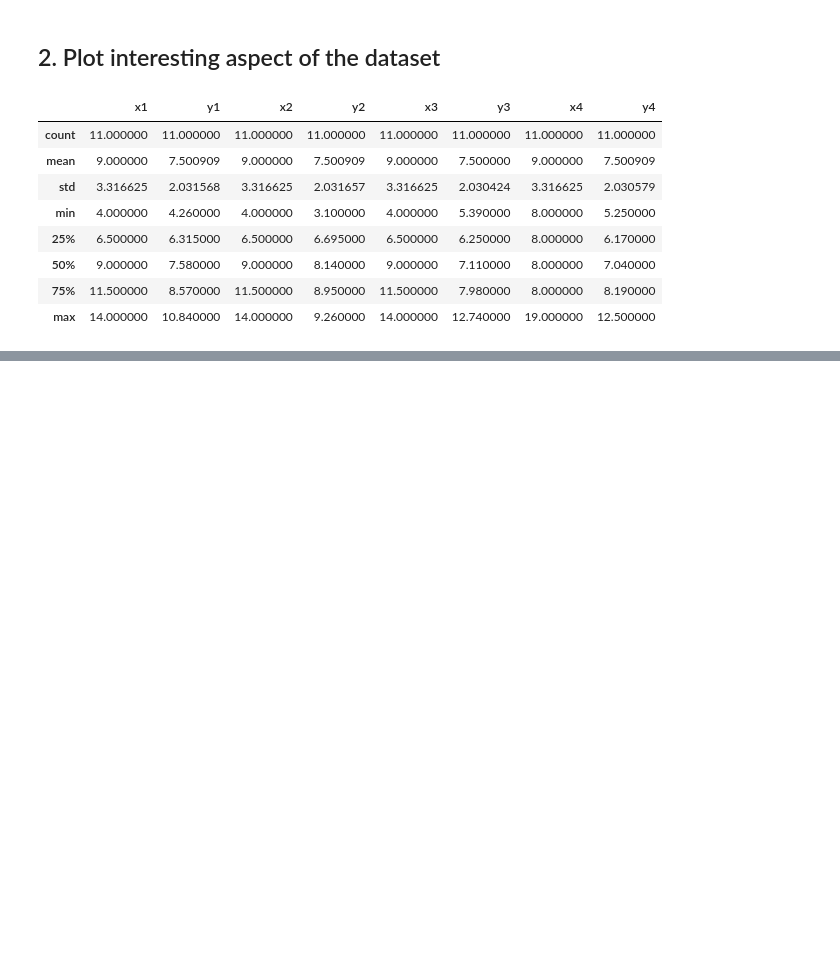
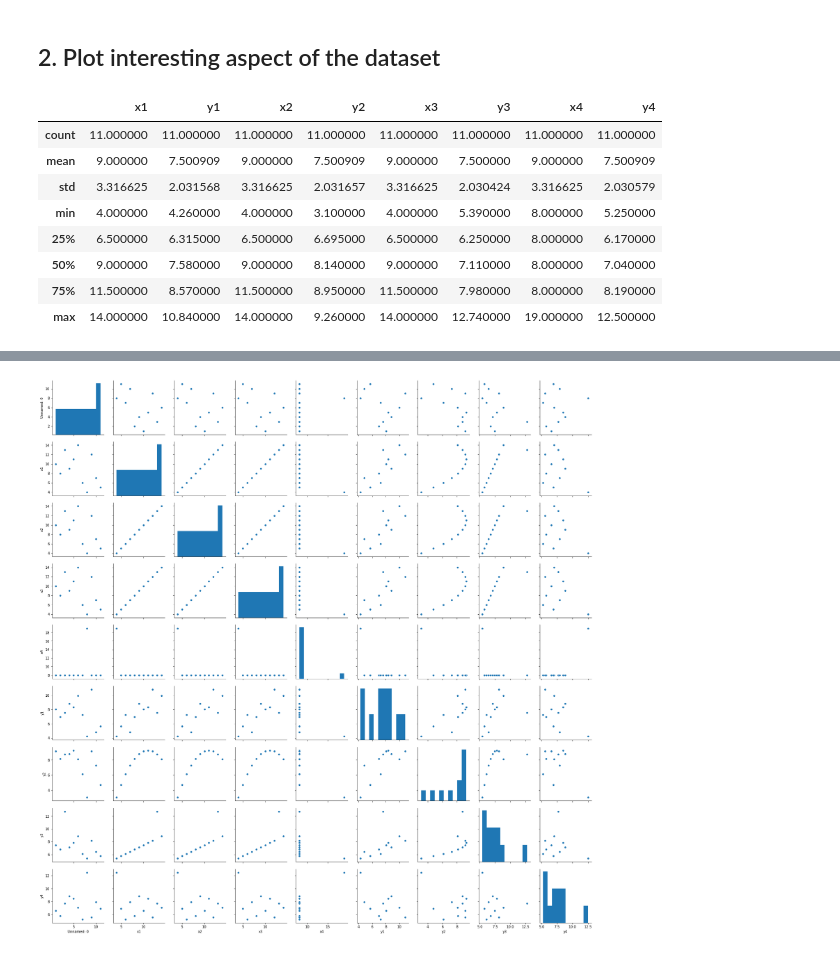
Before and after one commit to SomanathanSubramaniyan/Fundamentals-of-Data-Analysis, a Jupyter notebook: Assignment-2018-Anscombe.ipynb, the cells around one changed output, grey strips where cells are left out. Drawn from its saved outputs; the diff is of its cells as text; code cells hidden in the pictures; blank space fills up the shorter version.

```diff
--- a/Assignment-2018-Anscombe.ipynb
+++ b/Assignment-2018-Anscombe.ipynb
@@ -59,0 +60,15 @@ plt.show()
+# %%
+# Import the necessary libraries
+import matplotlib.pyplot as plt
+import seaborn as sns
+
+# Load the data
+dataframe = pd.read_csv(r"C:\Users\soman\Documents\Fundamentals-of-data-analysis\anscombe.csv")
+
+# Create plots
+sns.pairplot(dataframe)
+
+# Show the plot
+plt.show()
+# %% [output]
+[figure, added]
```
Also changed, not shown: parts of 1 cell of this notebook.
